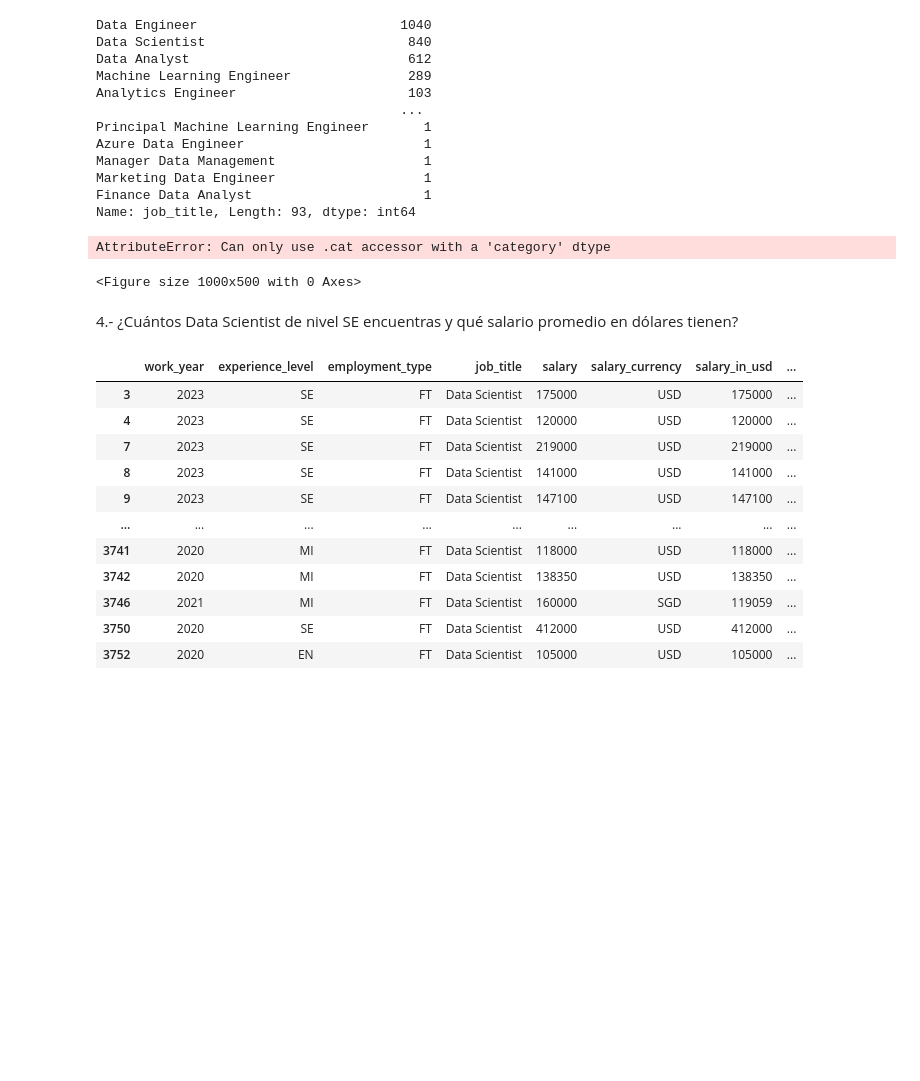
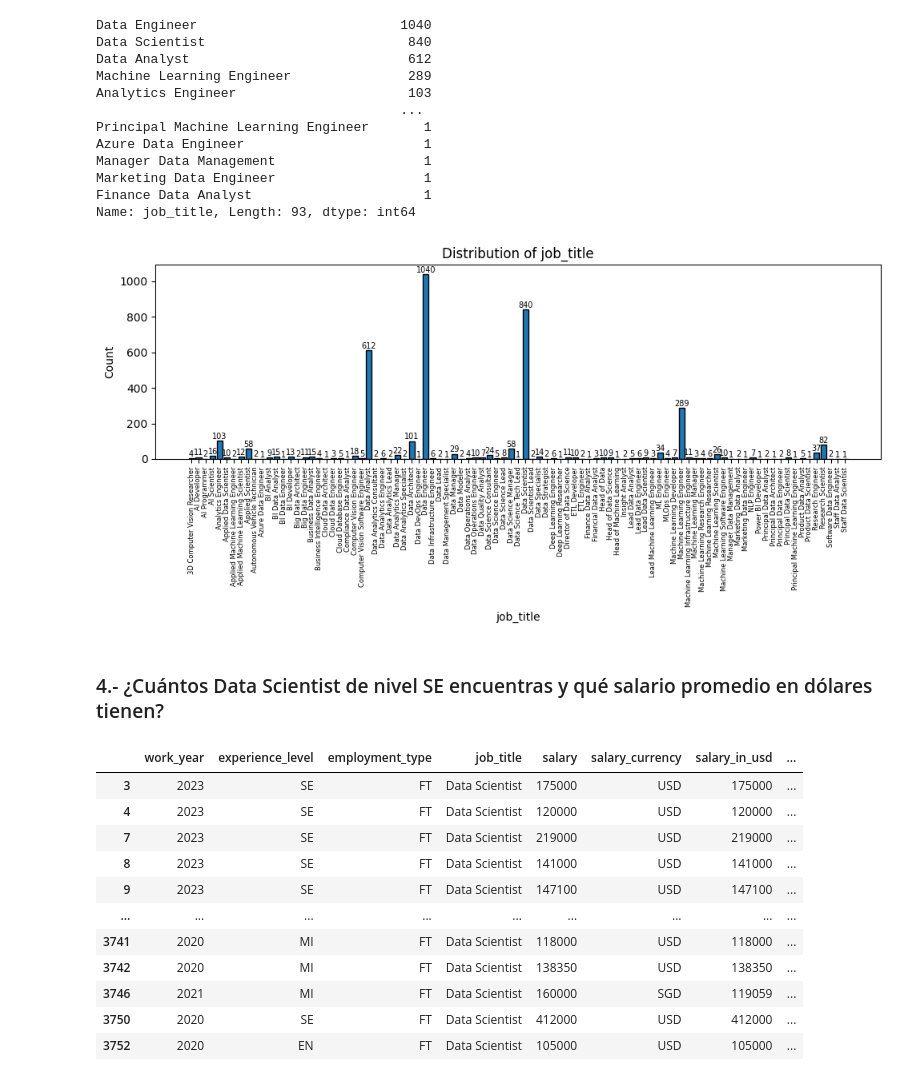
Before and after one commit to Sergio-Ibarra-1795/Diplomado_UNAM_DC_Full_gitHub, a Jupyter notebook: Modulo5_Manipulacion_datos/Ibarra_Sergio_Modulo5_Caso_uso.ipynb, the cells around one changed output. Saved outputs shown, nothing was run; the diff lists cells and outputs as text; code cells hidden in the pictures; blank space fills up the shorter version.

Commit message:
Avance de caso_uso_Modulo 5 visualizacion de datos en pYthon

```diff
--- a/Modulo5_Manipulacion_datos/Ibarra_Sergio_Modulo5_Caso_uso.ipynb
+++ b/Modulo5_Manipulacion_datos/Ibarra_Sergio_Modulo5_Caso_uso.ipynb
@@ -229,6 +229,9 @@ Marketing Data Engineer                   1
 Finance Data Analyst                      1
 Name: job_title, Length: 93, dtype: int64
 # %%
+# Convert 'company_size' column to categorical data type
+ds_salaries['job_title'] = pd.Categorical(ds_salaries['job_title'])
+
 # Count the occurrences of each category
 category_counts = ds_salaries['job_title'].value_counts()
 
@@ -237,37 +240,36 @@ category_counts = category_counts.sort_index()
 
 # Set the figure size
 plt.figure(figsize=(10, 5))
 
 # Calculate the histogram counts and bin edges using np.histogram
 counts, bins = np.histogram(ds_salaries['job_title'].cat.codes, bins=len(category_counts))
 
 # Plot the histogram using plt.bar
 plt.bar(range(len(category_counts)), counts, edgecolor='black', align='center')
 
 # Add the count labels on top of each bar
 for i, v in enumerate(counts):
     plt.text(i, v + 0.5, str(v), ha='center', va='bottom', fontsize=7)
 
 # Set the x-axis tick positions and labels
 plt.xticks(range(len(category_counts)), category_counts.index)
 
 # Rotate the x-axis labels
 plt.xticks(rotation=90)
 
 # Adjust the x-axis label font size
 plt.xticks(fontsize=6)
 
 plt.xlabel('job_title')
 plt.ylabel('Count')
 plt.title('Distribution of job_title')
 
 plt.tight_layout()
 plt.show()
 # %% [output]
-AttributeError: Can only use .cat accessor with a 'category' dtype
-<Figure size 1000x500 with 0 Axes>
+[figure, added]
 # %% [markdown]
-4.- ¿Cuántos Data Scientist de nivel SE encuentras y qué salario promedio en dólares tienen?
+### 4.- ¿Cuántos Data Scientist de nivel SE encuentras y qué salario promedio en dólares tienen?
 # %%
 filter_Data_Scientist = ds_salaries[ds_salaries['job_title'] == 'Data Scientist']
 filter_Data_Scientist
```
Also changed, not shown: parts of 34 cells of this notebook.
